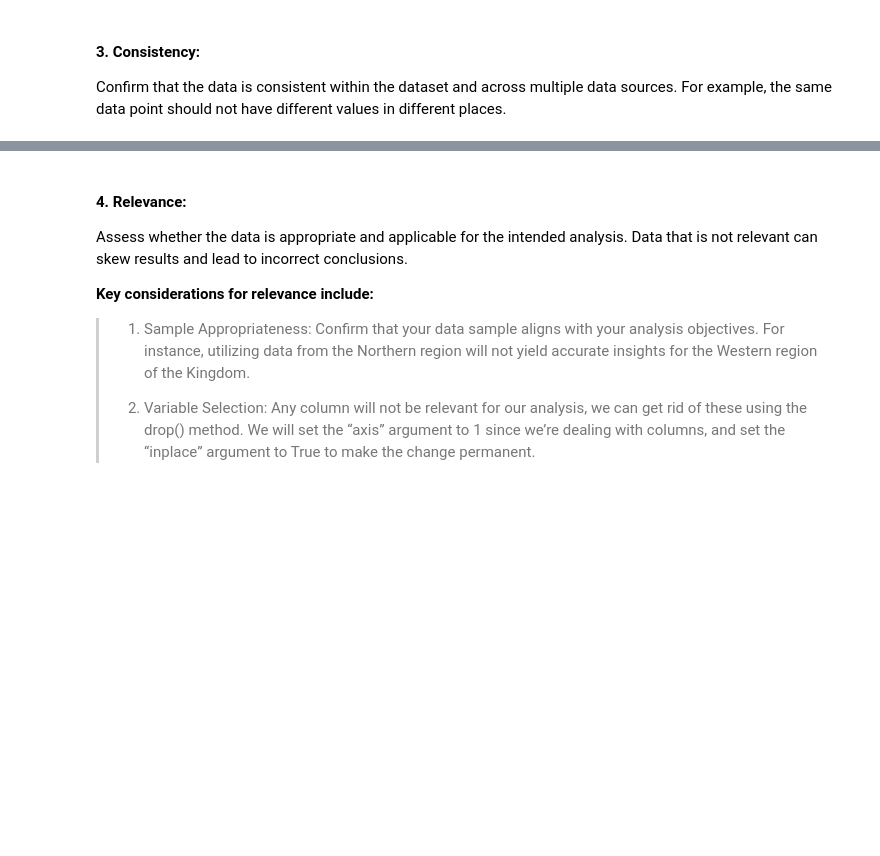
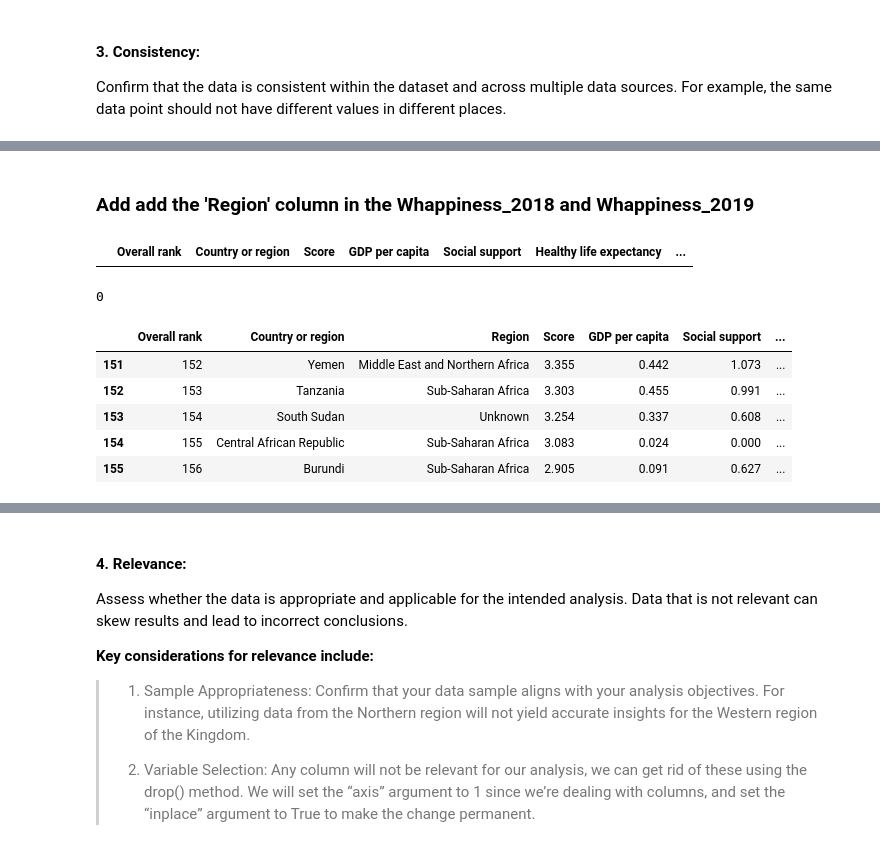
Before and after one commit to Tuwaiq-DS-ML-bootcamp-V-9/Usecase-2, a Jupyter notebook: EDA explain template.ipynb, the cells around one changed output, grey strips where cells are left out. Drawn from its saved outputs; the diff is of its cells as text; code cells hidden in the pictures; blank space fills up the shorter version.

```diff
--- a/EDA explain template.ipynb
+++ b/EDA explain template.ipynb
@@ -313,0 +315,7 @@ There are some consistency issues, for example:
+# %% [markdown]
+### Add add the 'Region' column in  the Whappiness_2018 and Whappiness_2019
+# %%
+#to check if Country or region column in  Whappiness_2018  contains any rigions names or just contains countries names
+Whappiness_2018[Whappiness_2018['Country or region'].isin(Whappiness_2015['Region'])]
+# %% [output]
+|  | Overall rank | Country or region | Score | GDP per capita | Social support | Healthy life expectancy | ... |
@@ -313,0 +336,14 @@ There are some consistency issues, for example:
+# %%
+#to check if it contains null value
+Whappiness_2018['Region'].isnull().sum()
+# %% [output]
+0
+# %%
+Whappiness_2018.tail()
+# %% [output]
+|  | Overall rank | Country or region | Region | Score | GDP per capita | Social support | ... |
+| 151 | 152 | Yemen | Middle East and Northern Africa | 3.355 | 0.442 | 1.073 | ... |
+| 152 | 153 | Tanzania | Sub-Saharan Africa | 3.303 | 0.455 | 0.991 | ... |
+| 153 | 154 | South Sudan | Unknown | 3.254 | 0.337 | 0.608 | ... |
+| 154 | 155 | Central African Republic | Sub-Saharan Africa | 3.083 | 0.024 | 0.000 | ... |
+| 155 | 156 | Burundi | Sub-Saharan Africa | 2.905 | 0.091 | 0.627 | ... |
```
Also changed, not shown: parts of 51 cells of this notebook, 1 other file.
